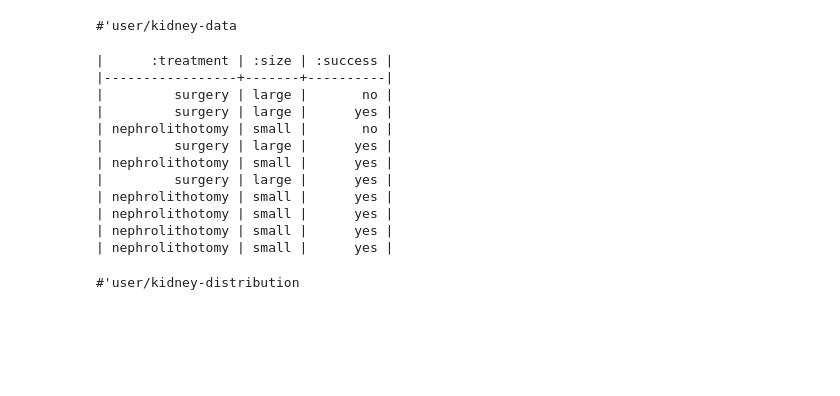
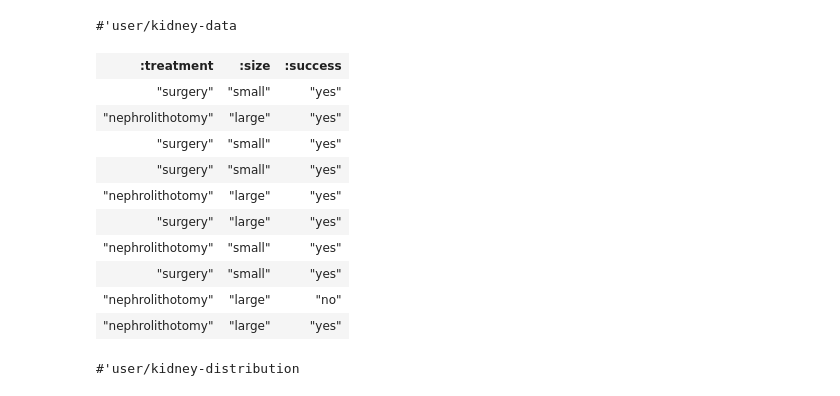
Before and after one commit to jtcbrule/whittemore, a Jupyter notebook: data-tests.ipynb, the cells around one changed output. Saved outputs shown, nothing was run; the diff lists cells and outputs as text; code cells hidden in the pictures; blank space fills up the shorter version.

```diff
--- a/data-tests.ipynb
+++ b/data-tests.ipynb
@@ -9,20 +10,19 @@
 # %% [output]
 #'user/kidney-data
 # %%
-(a/tail kidney-data)
+(a/head kidney-data)
 # %% [output]
-|      :treatment | :size | :success |
-|-----------------+-------+----------|
-|         surgery | large |       no |
-|         surgery | large |      yes |
-| nephrolithotomy | small |       no |
-|         surgery | large |      yes |
-| nephrolithotomy | small |      yes |
-|         surgery | large |      yes |
-| nephrolithotomy | small |      yes |
-| nephrolithotomy | small |      yes |
-| nephrolithotomy | small |      yes |
-| nephrolithotomy | small |      yes |
+| :treatment | :size | :success |
+| "surgery" | "small" | "yes" |
+| "nephrolithotomy" | "large" | "yes" |
+| "surgery" | "small" | "yes" |
+| "surgery" | "small" | "yes" |
+| "nephrolithotomy" | "large" | "yes" |
+| "surgery" | "large" | "yes" |
+| "nephrolithotomy" | "small" | "yes" |
+| "surgery" | "small" | "yes" |
+| "nephrolithotomy" | "large" | "no" |
+| "nephrolithotomy" | "large" | "yes" |
 # %%
 (def kidney-distribution
     (a/categorical
```
Also changed, not shown: parts of 14 cells of this notebook, 3 other files.
